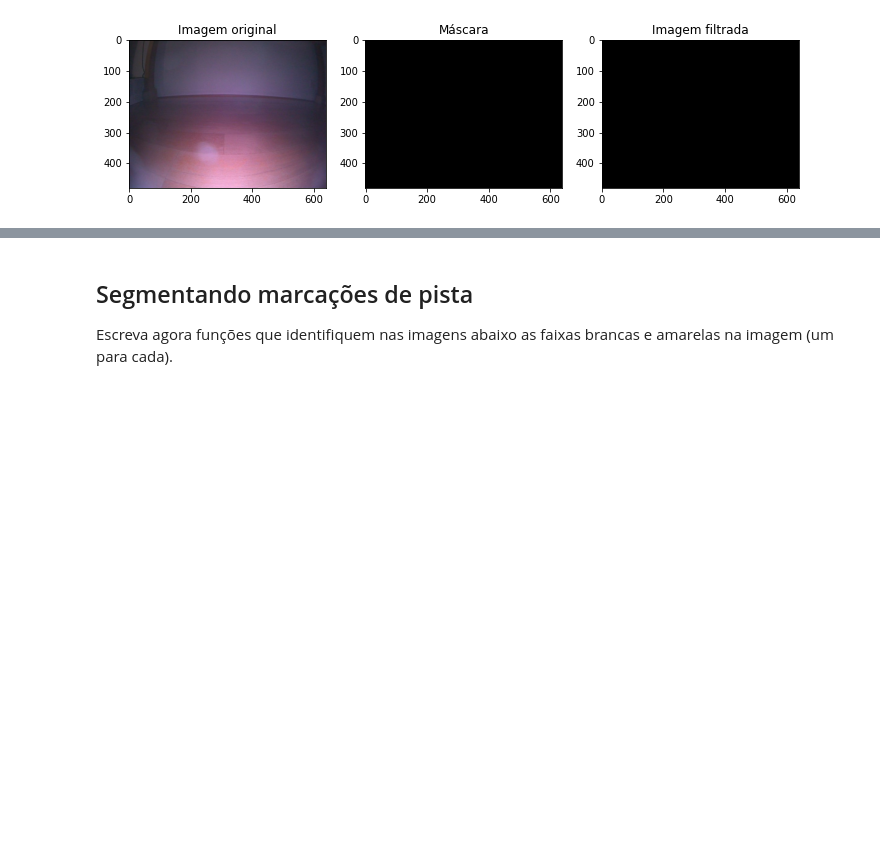
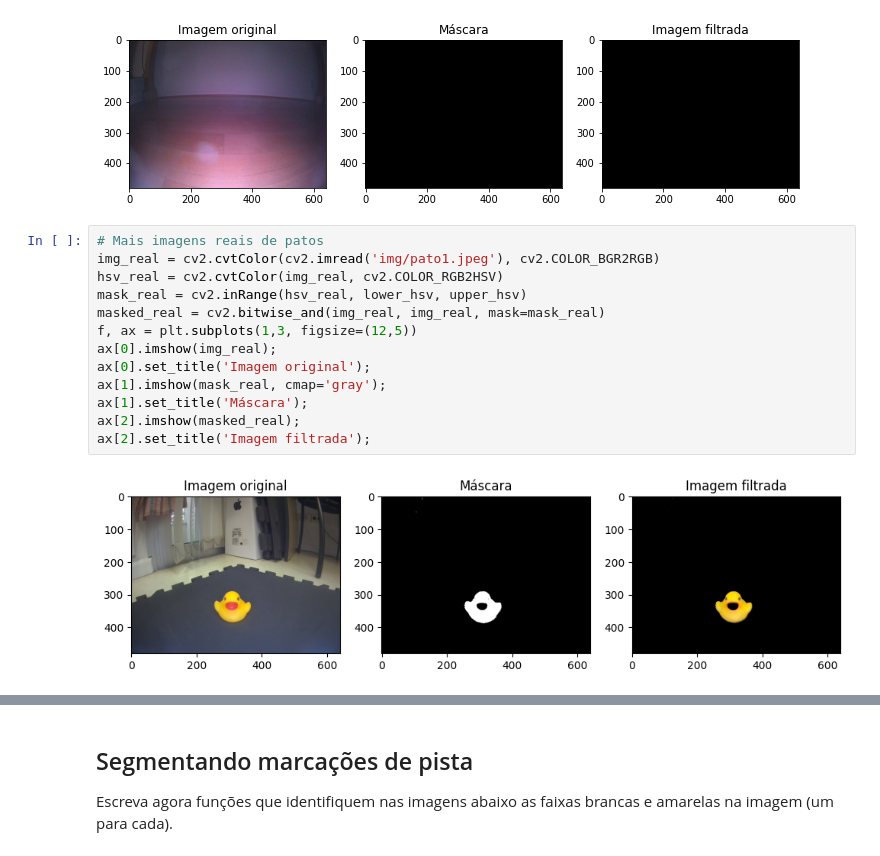
Before and after one commit to raulcdinardi/duckievillage-assignments, a Jupyter notebook: braitenberg/filtro.ipynb, the cells around one changed output, grey strips where cells are left out. Drawn from its saved outputs; the diff is of its cells as text; blank space fills up the shorter version.

```diff
--- a/braitenberg/filtro.ipynb
+++ b/braitenberg/filtro.ipynb
@@ -242,3 +242,18 @@ ax[2].imshow(masked_real);
 ax[2].set_title('Imagem filtrada');
 # %% [output]
 [figure]
+# %%
+# Mais imagens reais de patos
+img_real = cv2.cvtColor(cv2.imread('img/pato1.jpeg'), cv2.COLOR_BGR2RGB)
+hsv_real = cv2.cvtColor(img_real, cv2.COLOR_RGB2HSV)
+mask_real = cv2.inRange(hsv_real, lower_hsv, upper_hsv)
+masked_real = cv2.bitwise_and(img_real, img_real, mask=mask_real)
+f, ax = plt.subplots(1,3, figsize=(12,5))
+ax[0].imshow(img_real);
+ax[0].set_title('Imagem original');
+ax[1].imshow(mask_real, cmap='gray');
+ax[1].set_title('Máscara');
+ax[2].imshow(masked_real);
+ax[2].set_title('Imagem filtrada');
+# %% [output]
+[figure, added]
```
Also changed, not shown: parts of 9 cells of this notebook, 9 other files.
